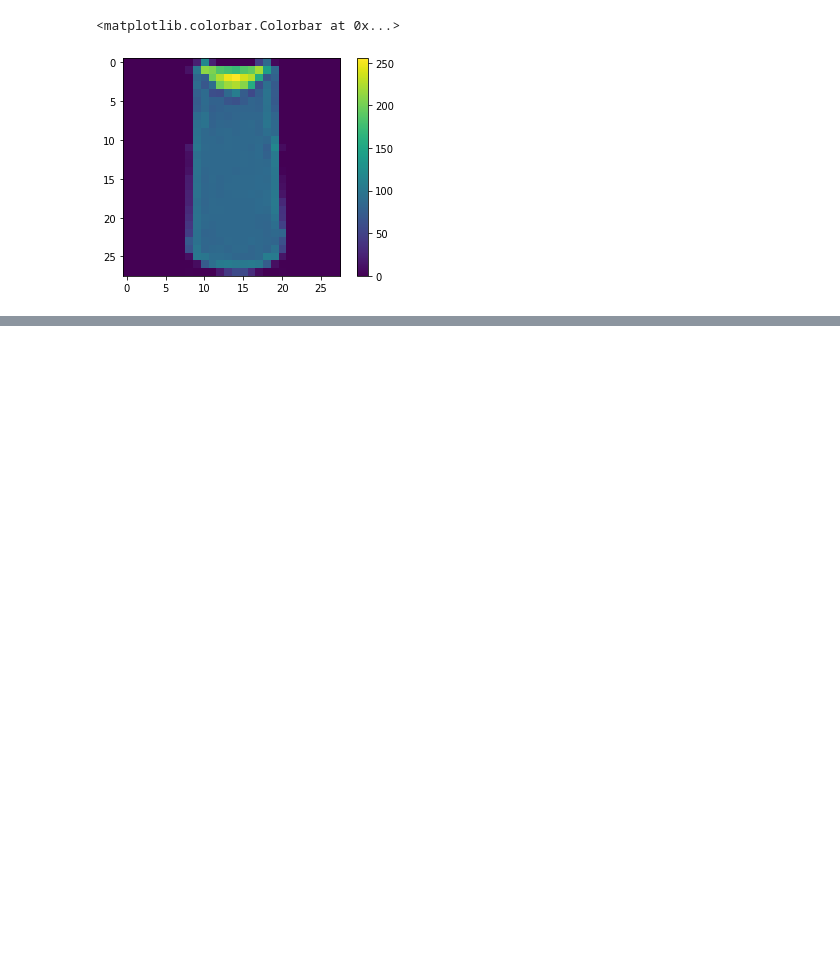
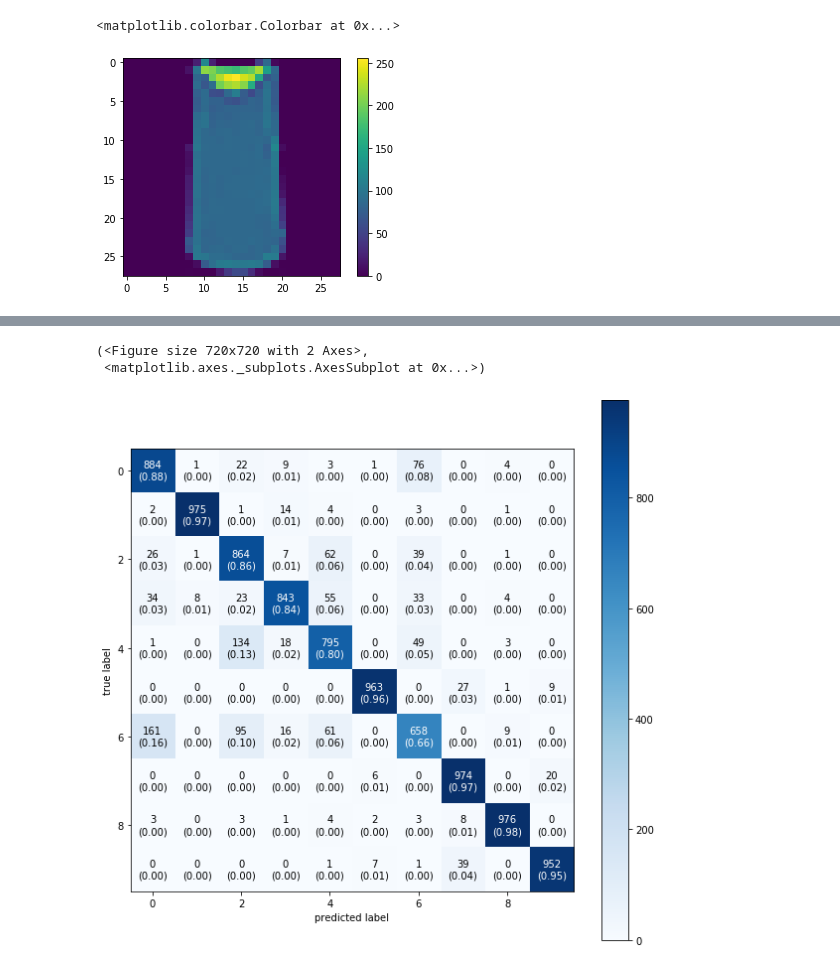
Before and after one commit to nitinpatil301a/Deep-Learning-Work, a Jupyter notebook: 1_tensorflow_fashion_mnist_data.ipynb, the cells around one changed output, grey strips where cells are left out. Drawn from its saved outputs; the diff is of its cells as text; code cells hidden in the pictures; blank space fills up the shorter version.

```diff
--- a/1_tensorflow_fashion_mnist_data.ipynb
+++ b/1_tensorflow_fashion_mnist_data.ipynb
@@ -209,0 +222,2 @@ plt.colorbar()
+# %%
+mat=confusion_matrix(y_test,pred_classes)
@@ -209,0 +237,7 @@ plt.colorbar()
+# %%
+from mlxtend.plotting import plot_confusion_matrix
+plot_confusion_matrix(conf_mat=mat, figsize=(10, 10),show_normed=True,colorbar=True)
+# %% [output]
+(<Figure size 720x720 with 2 Axes>,
+ <matplotlib.axes._subplots.AxesSubplot at 0x...>)
+[figure, added]
```
Also changed, not shown: parts of 13 cells of this notebook.
